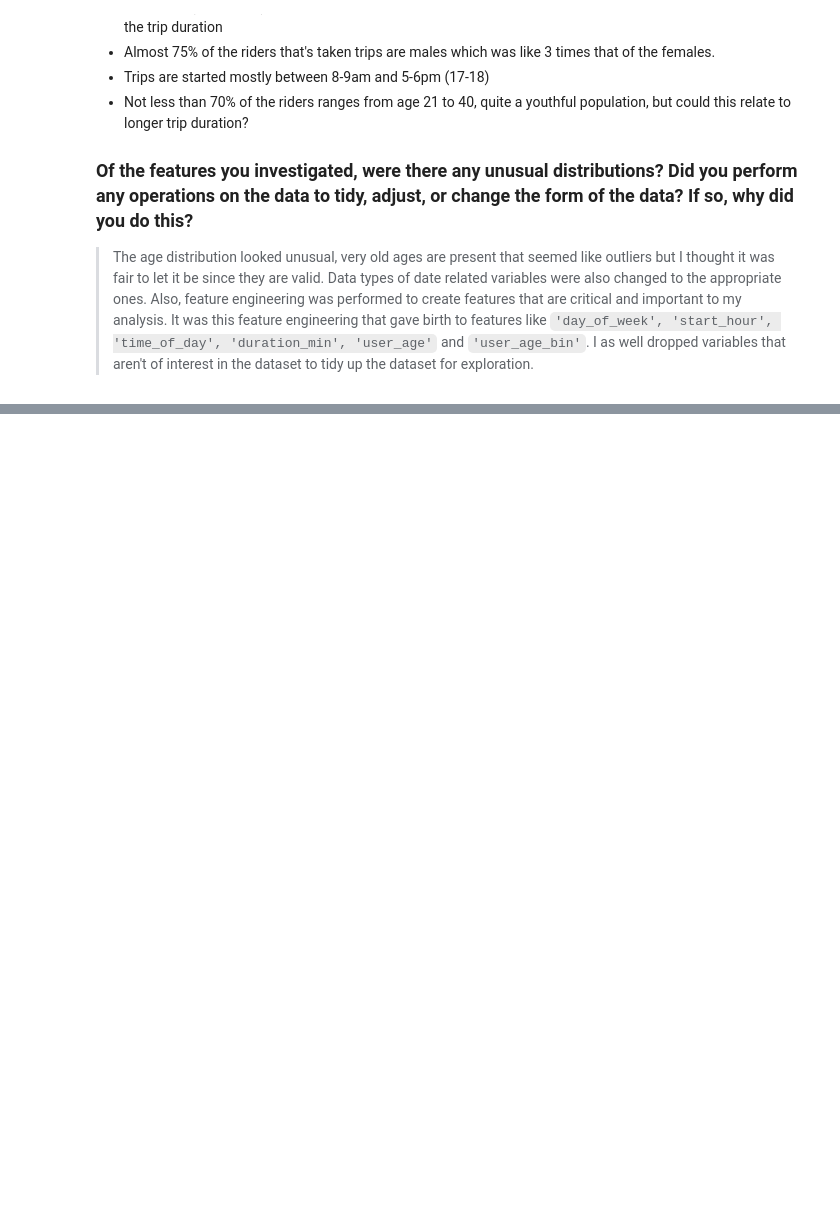
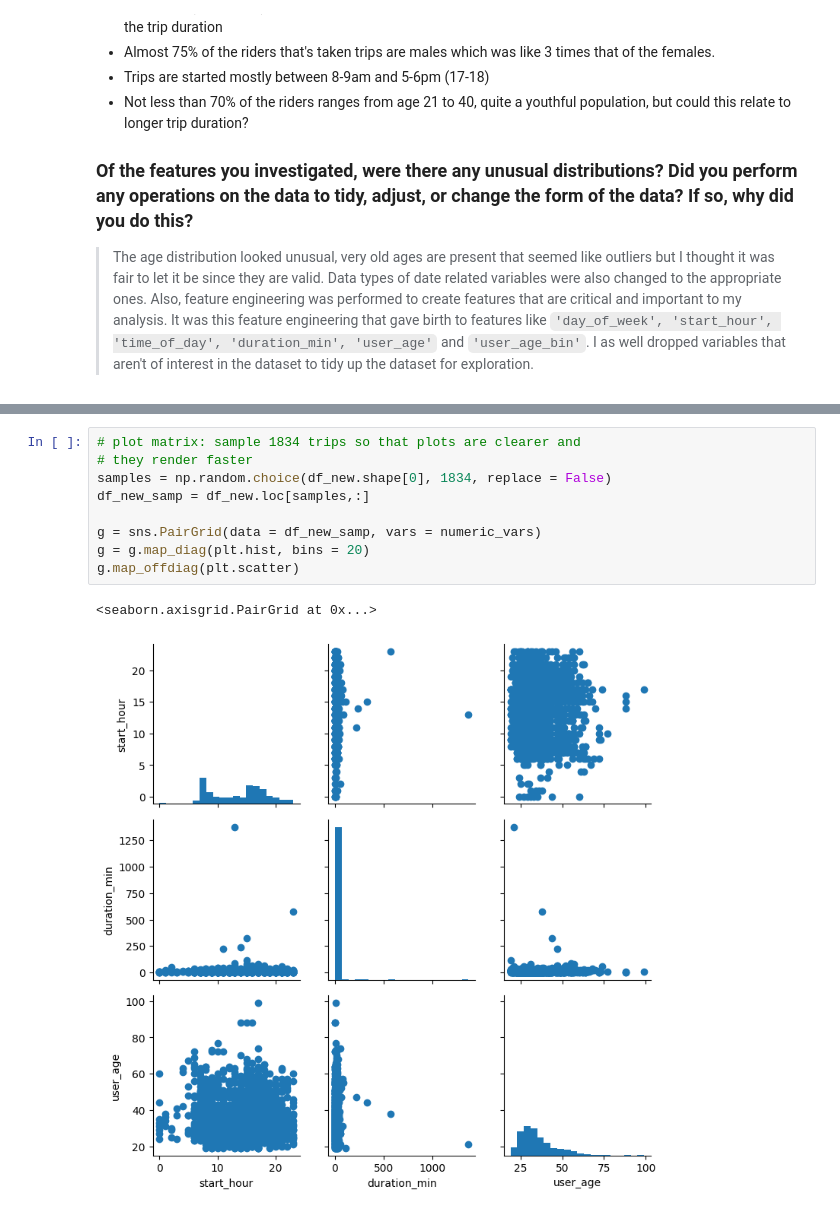
Before and after one commit to HoangMinh153/Data-Analyst, a Jupyter notebook: exercise.ipynb, the cells around one changed output, grey strips where cells are left out. Drawn from its saved outputs; the diff is of its cells as text; blank space fills up the shorter version.

Commit message:
feat(): Further analyze the influence of the created factors on the trip

```diff
--- a/exercise.ipynb
+++ b/exercise.ipynb
@@ -461,0 +475,12 @@ I as well dropped variables that aren't of interest in the dataset to tidy up th
+# %%
+# plot matrix: sample 1834 trips so that plots are clearer and
+# they render faster
+samples = np.random.choice(df_new.shape[0], 1834, replace = False)
+df_new_samp = df_new.loc[samples,:]
+
+g = sns.PairGrid(data = df_new_samp, vars = numeric_vars)
+g = g.map_diag(plt.hist, bins = 20)
+g.map_offdiag(plt.scatter)
+# %% [output]
+<seaborn.axisgrid.PairGrid at 0x...>
+[figure, added]
```
Also changed, not shown: parts of 11 cells of this notebook.
